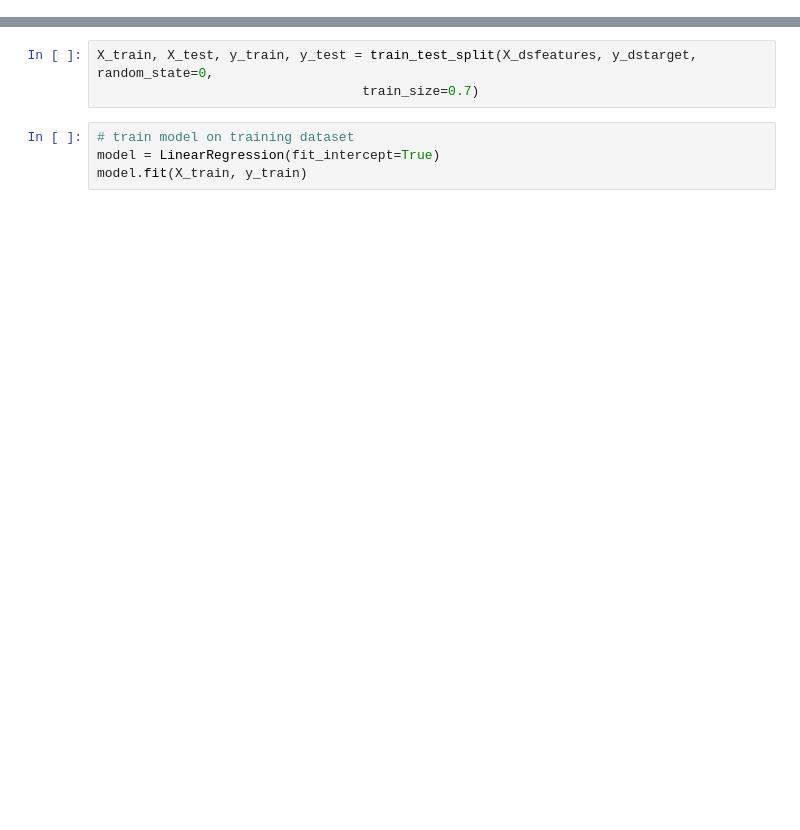
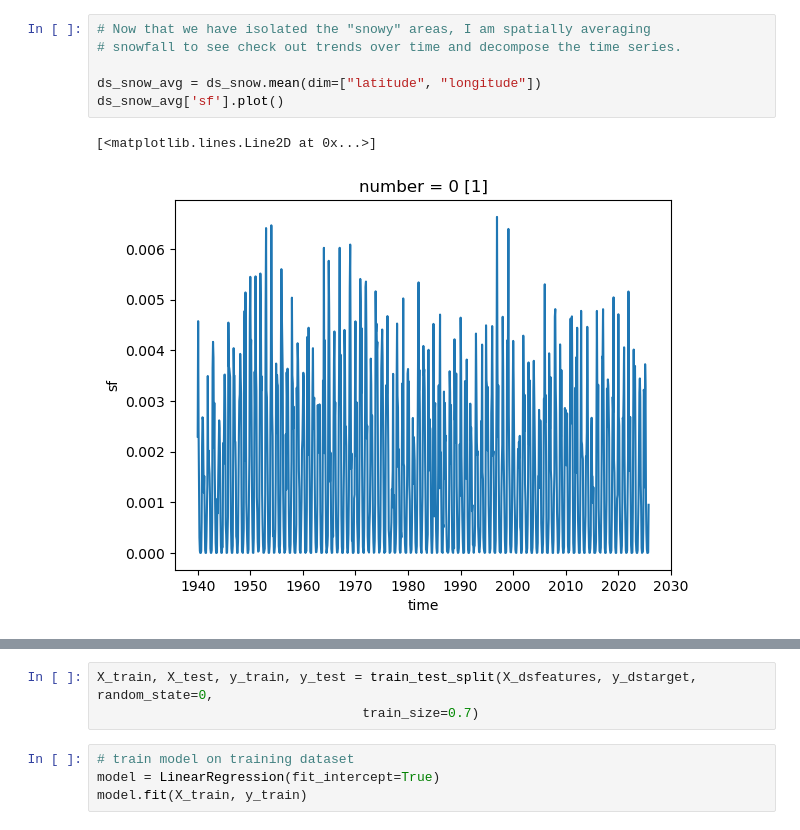
Before and after one commit to brietteshea/ATMS-523-Module8, a Jupyter notebook: Module8Assignment.ipynb, the cells around one changed output, grey strips where cells are left out. Drawn from its saved outputs; the diff is of its cells as text; blank space fills up the shorter version.

```diff
--- a/Module8Assignment.ipynb
+++ b/Module8Assignment.ipynb
@@ -126,0 +110,9 @@ from sklearn.linear_model import LinearRegression
+# %%
+# Now that we have isolated the "snowy" areas, I am spatially averaging
+# snowfall to see check out trends over time and decompose the time series.
+
+ds_snow_avg = ds_snow.mean(dim=["latitude", "longitude"])
+ds_snow_avg['sf'].plot()
+# %% [output]
+[<matplotlib.lines.Line2D at 0x...>]
+[figure, added]
```
Also changed, not shown: parts of 32 cells of this notebook.
